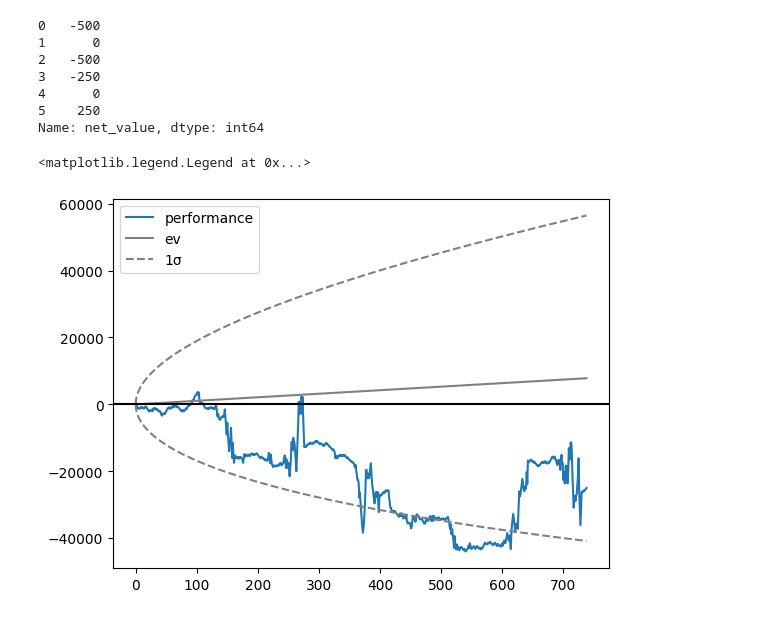
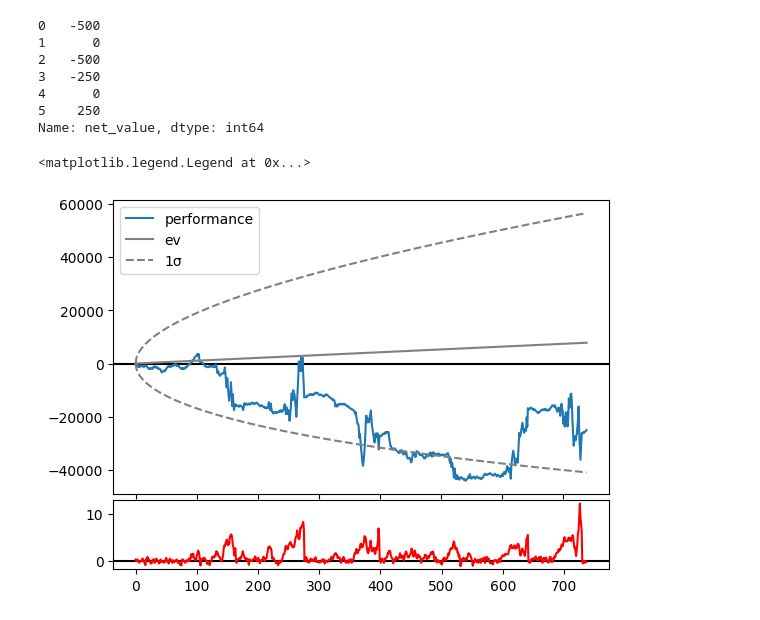
Before and after one commit to ninextycode/blackjack_cardcounter, a Jupyter notebook: bot_results.ipynb, the cells around one changed output. Cells and saved outputs as stored; diff of their text form; code cells hidden in the pictures.

```diff
--- a/bot_results.ipynb
+++ b/bot_results.ipynb
@@ -71,15 +73,27 @@ hand_idx = np.arange(len(cum_value))
 ev = mu * hand_idx
 sd = np.sqrt(hand_idx) * sigma
 # %%
-f, ax = plt.subplots()
+import matplotlib.gridspec as gridspec
+
+fig = plt.figure()
+gs = gridspec.GridSpec(10, 1, figure=fig)
+
+
+ax = fig.add_subplot(gs[:-2, :])
+ax2 = fig.add_subplot(gs[-2:, :])
+ax.axhline(0, color="black")
+ax2.axhline(0, color="black")
+
+main_table["true_count"]
 
 ax.plot(cum_value, label="performance")
 ax.plot(ev, color="gray", label="ev")
 ax.plot(ev + sd, color="grey", ls="--", label="1σ")
 ax.plot(ev - sd, color="gray", ls="--")
 
-ax.axhline(0, color="black")
+ax2.plot(main_table["true_count"].values, color="red")
+
 ax.legend()
 # %% [output]
 <matplotlib.legend.Legend at 0x...>
-[figure, old version]
+[figure, new version]
```
Also changed, not shown: parts of 2 cells of this notebook, 37 other files.
